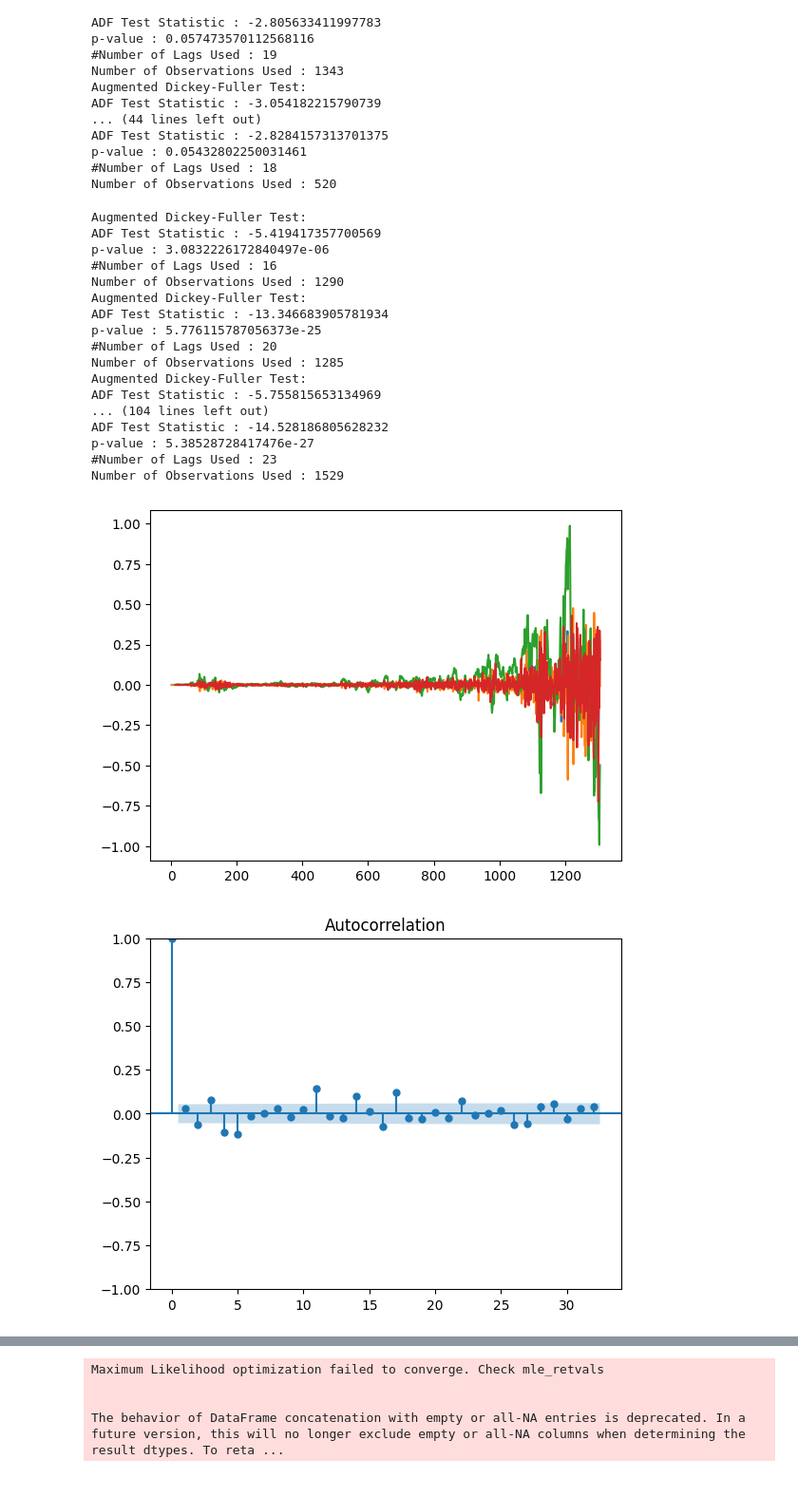
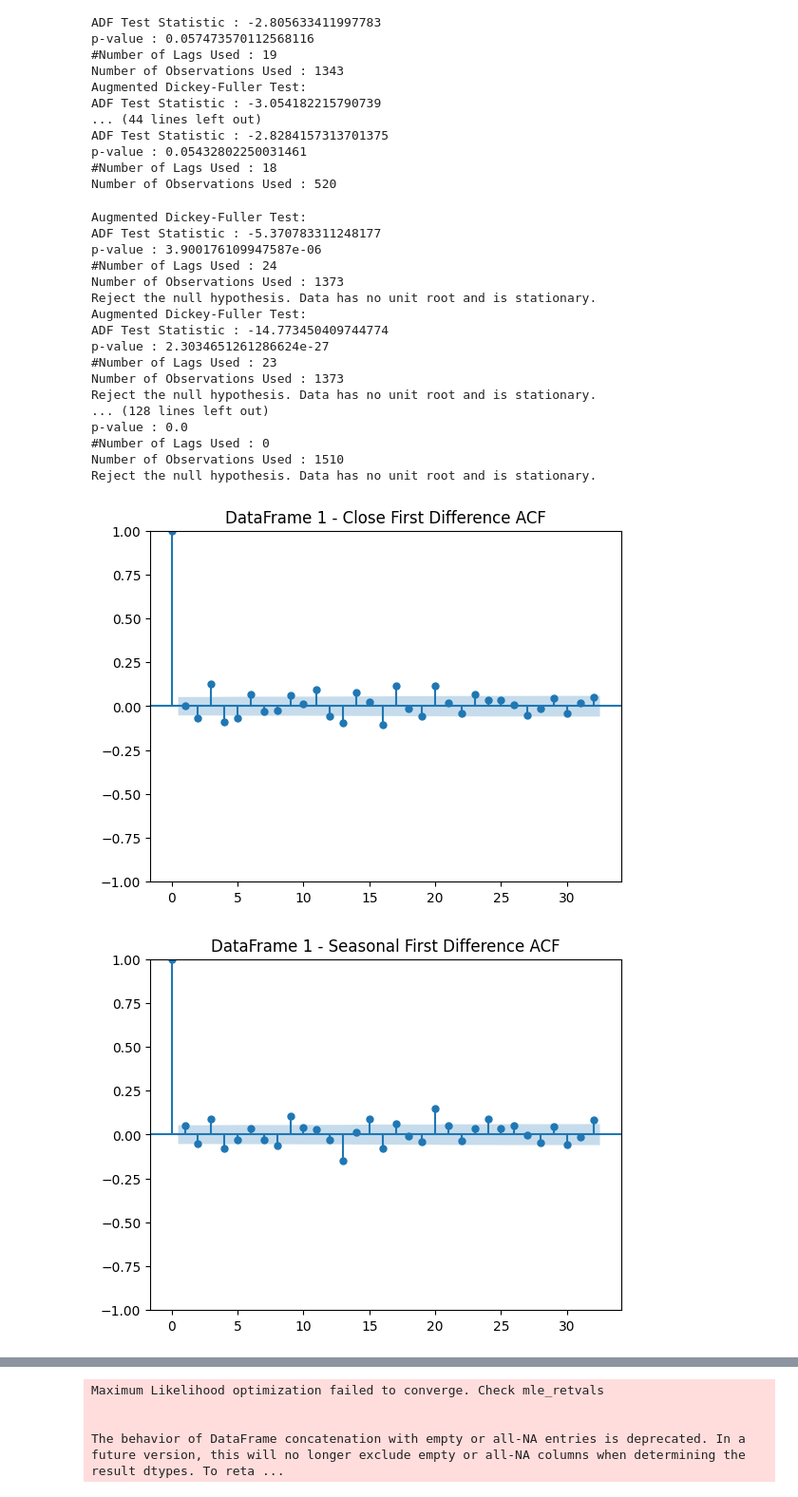
Before and after one commit to elenatomasella/ML, a Jupyter notebook: euklid_coding.ipynb, the cells around one changed output, grey strips where cells are left out. Shown at 95% size. Cells and saved outputs as stored; diff of their text form; code cells hidden in the pictures.

```diff
--- a/euklid_coding.ipynb
+++ b/euklid_coding.ipynb
@@ -489,48 +490,53 @@ p-value : 0.05432802250031461
 #Number of Lags Used : 18
 Number of Observations Used : 520
 # %%
-from statsmodels.graphics.tsaplots import plot_acf
+from statsmodels.graphics.tsaplots import plot_acf, plot_pacf
 from pandas.plotting import autocorrelation_plot
 
 for df in dfs:
     df['Close First Difference'] = df['Close']- df['Close'].shift(1)
     adf_check(df['Close First Difference'].dropna())
-    df['Close First Difference'].plot()
 
     df['Close Second Difference'] = df['Close First Difference']- df['Close First Difference'].shift(1)
     adf_check(df['Close Second Difference'].dropna())
-    df['Close Second Difference'].plot()
 
-    df['Seasonal Difference'] = df['Close'] - df['Close'].shift(12)
-    df['Seasonal Difference'].plot()
+    df['Seasonal Difference'] = df['Close'] - df['Close'].shift(54) #verificaredi avere 54 settimane per anno nei dataset
     adf_check(df['Seasonal Difference'].dropna())
 
-    df['Seasonal First Difference'] = df['Close First Difference'] - df['Close First Difference'].shift(12)
-    df['Seasonal First Difference'].plot()
+    df['Seasonal First Difference'] = df['Close First Difference'] - df['Close First Difference'].shift(54)
     adf_check(df['Seasonal First Difference'].dropna())
 
+    #Plots the autocorrelation function (ACF) for the first differenced data and the seasonal first differenced data.
 
-    fig_first = plot_acf(df['Close First Difference'].dropna())
-    fig_seasonal_first = plot_acf(df["Seasonal First Difference"].dropna())
+for i, df in enumerate(dfs):
+    df_name = f'DataFrame {i+1}'
+    # Close First Difference
+    fig_first = plot_acf(df['Close First Difference'].dropna(), title=f'{df_name} - Close First Difference ACF')
 
-    autocorrelation_plot(df['Seasonal First Difference'].dropna())
+    # Seasonal First Difference
+    fig_seasonal_first = plot_acf(df["Seasonal First Difference"].dropna(), title=f'{df_name} - Seasonal First Difference ACF')
+
+    # Autocorrelation plot for Seasonal First Difference
+    #autocorrelation_plot(df['Seasonal First Difference'].dropna())
+    #plt.title(f'{df_name} - Seasonal First Difference Autocorrelation Plot')
+    #plt.show()
 # %% [output]
 Augmented Dickey-Fuller Test:
-ADF Test Statistic : -5.419417357700569
-p-value : 3.0832226172840497e-06
-#Number of Lags Used : 16
-Number of Observations Used : 1290
+ADF Test Statistic : -5.370783311248177
+p-value : 3.900176109947587e-06
+#Number of Lags Used : 24
+Number of Observations Used : 1373
+Reject the null hypothesis. Data has no unit root and is stationary.
 Augmented Dickey-Fuller Test:
-ADF Test Statistic : -13.346683905781934
-p-value : 5.776115787056373e-25
-#Number of Lags Used : 20
-Number of Observations Used : 1285
-Augmented Dickey-Fuller Test:
-ADF Test Statistic : -5.755815653134969
-... (104 lines left out)
-ADF Test Statistic : -14.528186805628232
-p-value : 5.38528728417476e-27
+ADF Test Statistic : -14.773450409744774
+p-value : 2.3034651261286624e-27
 #Number of Lags Used : 23
-Number of Observations Used : 1529
+Number of Observations Used : 1373
+Reject the null hypothesis. Data has no unit root and is stationary.
+... (128 lines left out)
+p-value : 0.0
+#Number of Lags Used : 0
+Number of Observations Used : 1510
+Reject the null hypothesis. Data has no unit root and is stationary.
-[figure, old version]
+[figure, new version]
-[figure, old version]
+[figure, new version]
```
Also changed, not shown: parts of 13 cells of this notebook.
